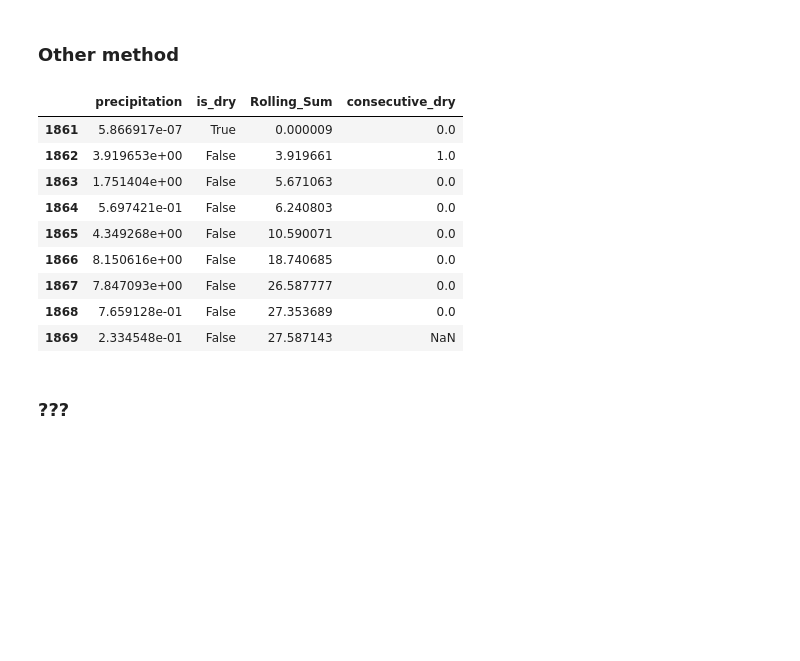
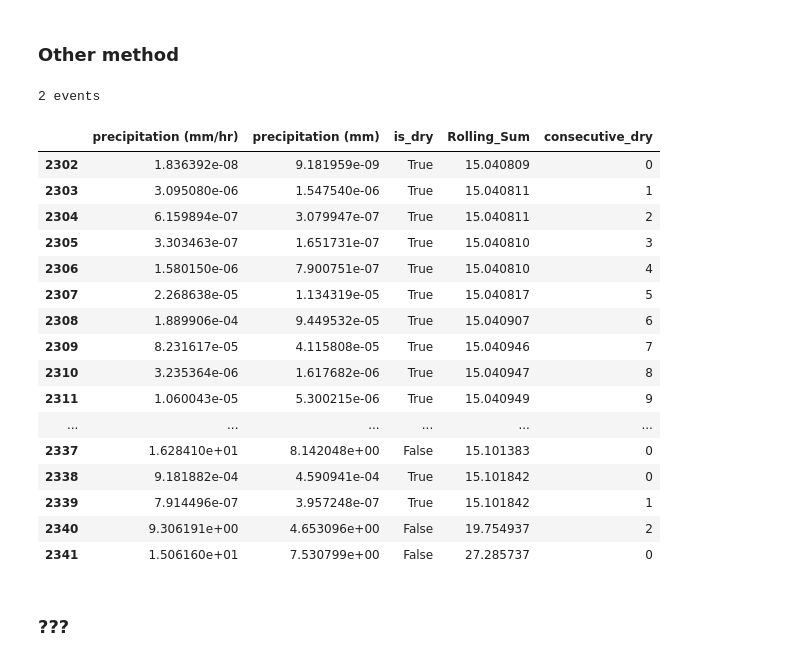
Before and after one commit to masher92/UKCP18, a Jupyter notebook: FindIndependentRainfallEvents/GaugeToGridCellMatching_MoreComplex.ipynb, the cells around one changed output. Drawn from its saved outputs; the diff is of its cells as text; code cells hidden in the pictures; blank space fills up the shorter version.

```diff
--- a/FindIndependentRainfallEvents/GaugeToGridCellMatching_MoreComplex.ipynb
+++ b/FindIndependentRainfallEvents/GaugeToGridCellMatching_MoreComplex.ipynb
@@ -419,7 +56,7 @@ model_cube = monthly_cubes_list.concatenate_cube()
 file_path = '/nfs/a319/gy17m2a/PhD/datadir/RainGauge/interarrival_thresholds_CDD_noMissing.txt'
 
 # Read the CSV data into a DataFrame
-tbo_vals = pd.read_csv(file_path)
+tbo_vals = pd.read_csv('/nfs/a319/gy17m2a/PhD/datadir/RainGauge/interarrival_thresholds_CDD_noMissing.txt')
 
 gauge1 = tbo_vals.iloc[1:2]
 gauge1['Lat'].values[0]
@@ -460,12 +94,13 @@ THINGS TO CONSIDER:
 -- Are we just looking at the timeseries which produced the AMAX at that duration, or the whole event?
 -- Do we also need to loop across EMs?
 # %%
-duration =4
-yr = 2006
+yr = 2003
 # Get cube for this year, at the cell containing the gauge
 general_filename = f'/nfs/a319/gy17m2a/PhD/ProcessedData/TimeSeries/UKCP18_every30mins/2.2km/2002_2020/{em}/{yr}_maskedcube.nc'
 cube = iris.load(general_filename)[0]
 # This gauge
 data = cube[:,89,340].data
 # Data as dataframe
-df= pd.DataFrame({'precipitation':data})
+df= pd.DataFrame({'precipitation (mm/hr)':data})
+# New precipitation accumulation column
+df['precipitation (mm)'] = df['precipitation (mm/hr)']/2
@@ -490,20 +149,28 @@ cube
 # %%
-rainfall_core = find_rainfall_core(df, duration=4)
-rainfall_core_after_search1 = search1(rainfall_core)
-rainfall_core_after_search2 = search2(rainfall_core_after_search1)
-rainfall_core_after_search3 = search2(rainfall_core_after_search2)
-rainfall_core_after_search3
+rainfall_core = find_rainfall_core(df, duration=20, Tb0 = Tb0)
+# rainfall_core_after_search1 = search1(df, rainfall_core)
+# rainfall_core_after_search2 = search2(df, rainfall_core_after_search1)
+# rainfall_core_after_search3 = search2(df, rainfall_core_after_search2)
+rainfall_core
 # %% [output]
+2 events
-|  | precipitation | is_dry | Rolling_Sum | consecutive_dry |
-| 1861 | 5.866917e-07 | True | 0.000009 | 0.0 |
-| 1862 | 3.919653e+00 | False | 3.919661 | 1.0 |
-| 1863 | 1.751404e+00 | False | 5.671063 | 0.0 |
-| 1864 | 5.697421e-01 | False | 6.240803 | 0.0 |
-| 1865 | 4.349268e+00 | False | 10.590071 | 0.0 |
-| 1866 | 8.150616e+00 | False | 18.740685 | 0.0 |
-| 1867 | 7.847093e+00 | False | 26.587777 | 0.0 |
-| 1868 | 7.659128e-01 | False | 27.353689 | 0.0 |
-| 1869 | 2.334548e-01 | False | 27.587143 | NaN |
+|  | precipitation (mm/hr) | precipitation (mm) | is_dry | Rolling_Sum | consecutive_dry |
+| 2302 | 1.836392e-08 | 9.181959e-09 | True | 15.040809 | 0 |
+| 2303 | 3.095080e-06 | 1.547540e-06 | True | 15.040811 | 1 |
+| 2304 | 6.159894e-07 | 3.079947e-07 | True | 15.040811 | 2 |
+| 2305 | 3.303463e-07 | 1.651731e-07 | True | 15.040810 | 3 |
+| 2306 | 1.580150e-06 | 7.900751e-07 | True | 15.040810 | 4 |
+| 2307 | 2.268638e-05 | 1.134319e-05 | True | 15.040817 | 5 |
+| 2308 | 1.889906e-04 | 9.449532e-05 | True | 15.040907 | 6 |
+| 2309 | 8.231617e-05 | 4.115808e-05 | True | 15.040946 | 7 |
+| 2310 | 3.235364e-06 | 1.617682e-06 | True | 15.040947 | 8 |
+| 2311 | 1.060043e-05 | 5.300215e-06 | True | 15.040949 | 9 |
+| ... | ... | ... | ... | ... | ... |
+| 2337 | 1.628410e+01 | 8.142048e+00 | False | 15.101383 | 0 |
+| 2338 | 9.181882e-04 | 4.590941e-04 | True | 15.101842 | 0 |
+| 2339 | 7.914496e-07 | 3.957248e-07 | True | 15.101842 | 1 |
+| 2340 | 9.306191e+00 | 4.653096e+00 | False | 19.754937 | 2 |
+| 2341 | 1.506160e+01 | 7.530799e+00 | False | 27.285737 | 0 |
 # %% [markdown]
 ### ???
 # %%
```
Also changed, not shown: parts of 7 cells of this notebook, 20 other files.
